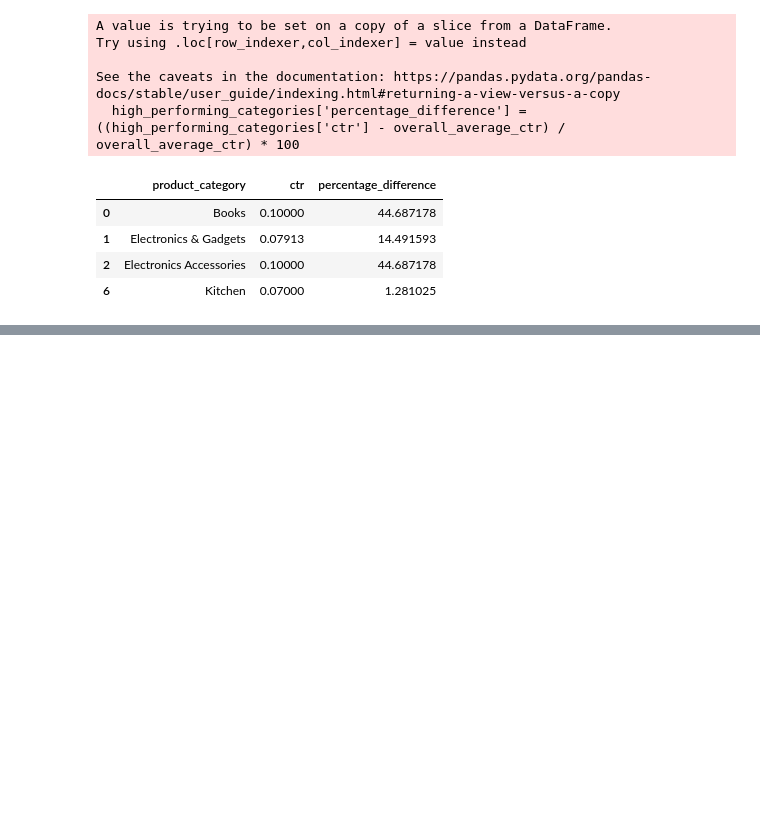
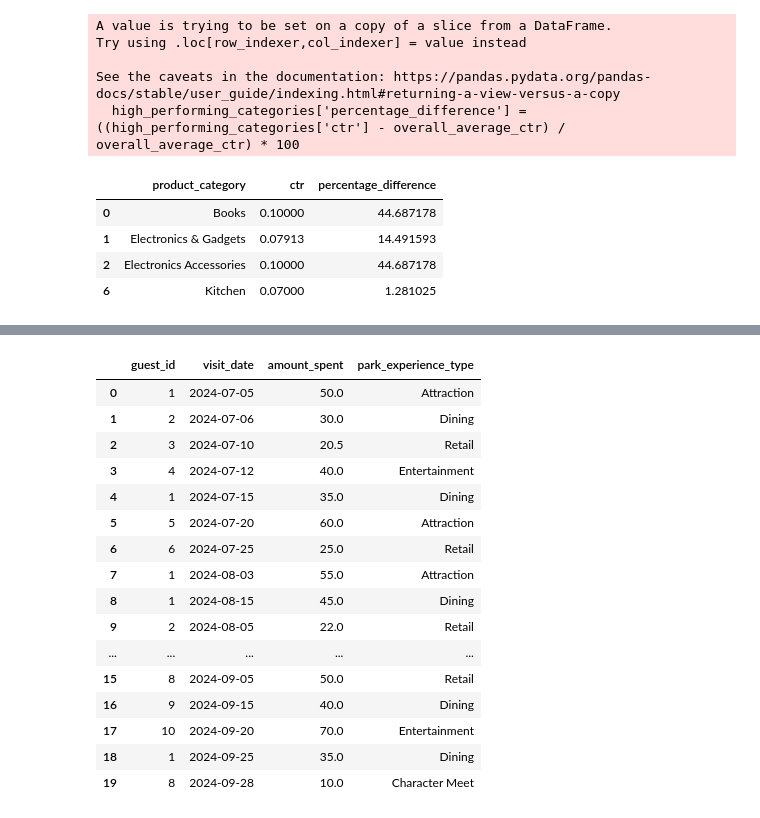
Before and after one commit to Haris-09/Python-Summer-Party-Challenge, a Jupyter notebook: Python_Summer_Party.ipynb, the cells around one changed output, grey strips where cells are left out. Cells and saved outputs as stored; diff of their text form; code cells hidden in the pictures; blank space fills up the shorter version.

```diff
--- a/Python_Summer_Party.ipynb
+++ b/Python_Summer_Party.ipynb
@@ -203,0 +213,11 @@ See the caveats in the documentation: https://pandas.pydata.org/pandas-docs/stab
+# %%
+fct_guest_spending = {
+    'guest_id': [1, 2, 3, 4, 1, 5, 6, 1, 1, 2, 2, 7, 3, 3, 1, 8, 9, 10, 1, 8],
+    'visit_date': ['2024-07-05', '2024-07-06', '2024-07-10', '2024-07-12', '2024-07-15', '2024-07-20', '2024-07-25', '2024-08-03', '2024-08-15', '2024-08-05', '2024-08-20', '2024-08-10', '2024-08-25', '2024-08-27', '2024-09-02', '2024-09-05', '2024-09-15', '2024-09-20', '2024-09-25', '2024-09-28'],
+    'amount_spent': [50, 30, 20.5, 40, 35, 60, 25, 55, 45, 22, 38, 15, 28, 32, 65, 50, 40, 70, 35, 10.0],
+    'park_experience_type': ['Attraction', 'Dining', 'Retail', 'Entertainment', 'Dining', 'Attraction', 'Retail', 'Attraction', 'Dining', 'Retail', 'Entertainment', 'Character Meet', 'Retail', 'Dining', 'Attraction', 'Retail', 'Dining', 'Entertainment', 'Dining', 'Character Meet']
+}
+# %%
+fct_guest_spending = pd.DataFrame(fct_guest_spending)
+fct_guest_spending['visit_date'] = pd.to_datetime(fct_guest_spending['visit_date'])
+fct_guest_spending.dtypes
@@ -203,0 +231,20 @@ See the caveats in the documentation: https://pandas.pydata.org/pandas-docs/stab
+# %%
+fct_guest_spending
+# %% [output]
+|  | guest_id | visit_date | amount_spent | park_experience_type |
+| 0 | 1 | 2024-07-05 | 50.0 | Attraction |
+| 1 | 2 | 2024-07-06 | 30.0 | Dining |
+| 2 | 3 | 2024-07-10 | 20.5 | Retail |
+| 3 | 4 | 2024-07-12 | 40.0 | Entertainment |
+| 4 | 1 | 2024-07-15 | 35.0 | Dining |
+| 5 | 5 | 2024-07-20 | 60.0 | Attraction |
+| 6 | 6 | 2024-07-25 | 25.0 | Retail |
+| 7 | 1 | 2024-08-03 | 55.0 | Attraction |
+| 8 | 1 | 2024-08-15 | 45.0 | Dining |
+| 9 | 2 | 2024-08-05 | 22.0 | Retail |
+| ... | ... | ... | ... | ... |
+| 15 | 8 | 2024-09-05 | 50.0 | Retail |
+| 16 | 9 | 2024-09-15 | 40.0 | Dining |
+| 17 | 10 | 2024-09-20 | 70.0 | Entertainment |
+| 18 | 1 | 2024-09-25 | 35.0 | Dining |
+| 19 | 8 | 2024-09-28 | 10.0 | Character Meet |
```
Also changed, not shown: parts of 8 cells of this notebook.
